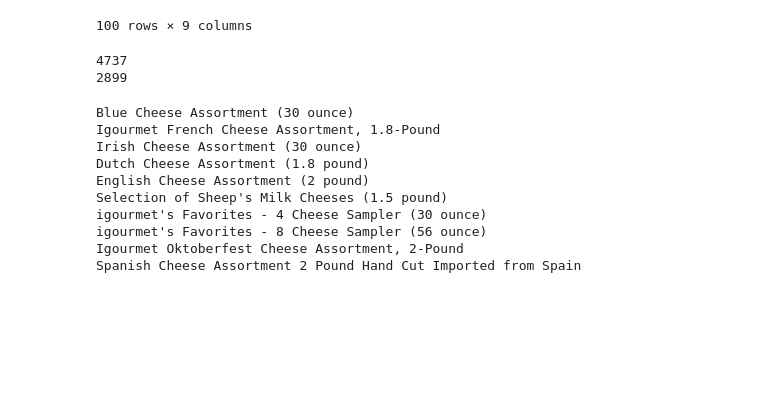
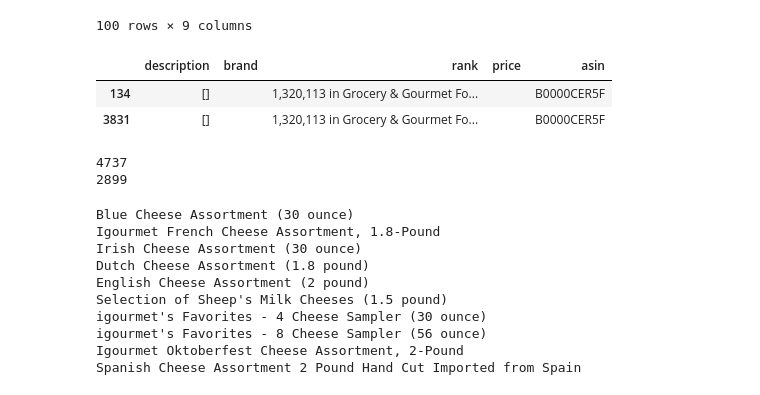
Before and after one commit to Nicoivazquez/Fancy_food_Recommender, a Jupyter notebook: EDA_DataCleanup.ipynb, the cells around one changed output. Drawn from its saved outputs; the diff is of its cells as text; code cells hidden in the pictures; blank space fills up the shorter version.

```diff
--- a/EDA_DataCleanup.ipynb
+++ b/EDA_DataCleanup.ipynb
@@ -287,4 +281,0 @@ memory usage: 21.9+ MB
-# %%
-# not that useful
-meta_df['details'].tail(1000)
-meta_df = meta_df.drop(['details'], axis = 1)
@@ -336,6 +326,12 @@ print(len(cands))
 print(len(cands2))
 # %%
 # finding out all products whose category includes a sperific term
+# %%
+meta_df[meta_df['asin'] == 'B0000CER5F']
+# %% [output]
+|  | description | brand | rank | price | asin |
+| 134 | [] |  | 1,320,113 in Grocery & Gourmet Fo... |  | B0000CER5F |
+| 3831 | [] |  | 1,320,113 in Grocery & Gourmet Fo... |  | B0000CER5F |
 # %%
 # %% [output]
 4737
```
Also changed, not shown: parts of 3 cells of this notebook, 2 other files.
